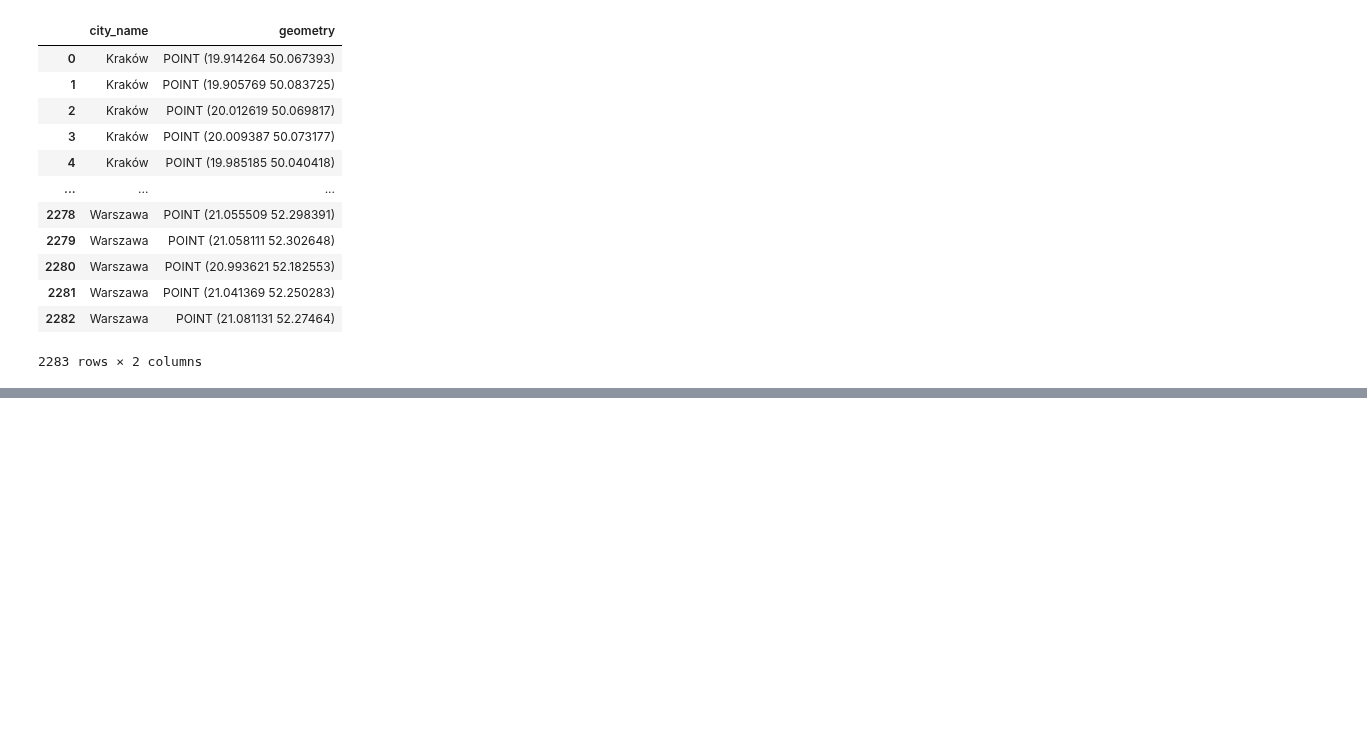
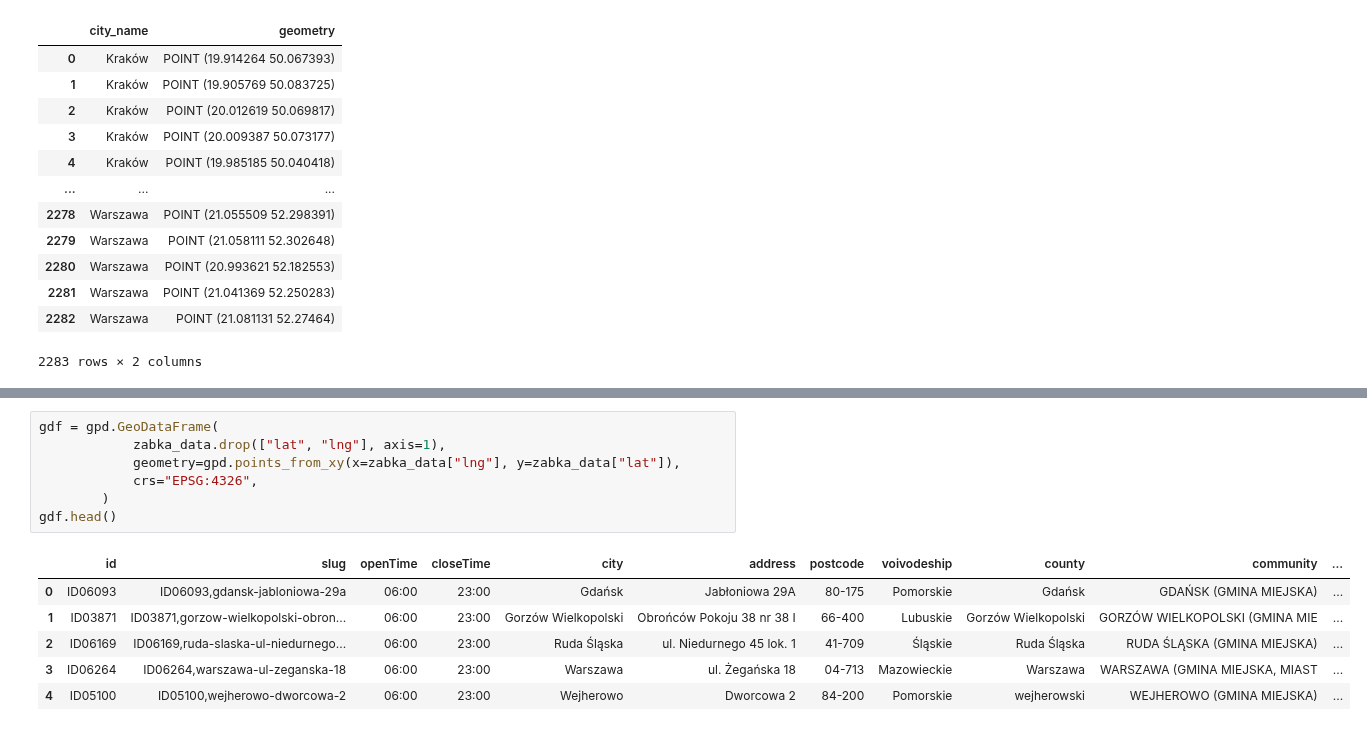
Before and after one commit to StaszekM/gradient, a Jupyter notebook: notebooks/best_models_test.ipynb, the cells around one changed output, grey strips where cells are left out. Drawn from its saved outputs; the diff is of its cells as text; blank space fills up the shorter version.

```diff
--- a/notebooks/best_models_test.ipynb
+++ b/notebooks/best_models_test.ipynb
@@ -392,0 +403,14 @@ ValueError: Features must have a geometry column.
+# %%
+gdf = gpd.GeoDataFrame(
+            zabka_data.drop(["lat", "lng"], axis=1),
+            geometry=gpd.points_from_xy(x=zabka_data["lng"], y=zabka_data["lat"]),
+            crs="EPSG:4326",
+        )
+gdf.head()
+# %% [output]
+|  | id | slug | openTime | closeTime | city | address | postcode | voivodeship | county | community | ... |
+| 0 | ID06093 | ID06093,gdansk-jabloniowa-29a | 06:00 | 23:00 | Gdańsk | Jabłoniowa 29A | 80-175 | Pomorskie | Gdańsk | GDAŃSK (GMINA MIEJSKA) | ... |
+| 1 | ID03871 | ID03871,gorzow-wielkopolski-obron... | 06:00 | 23:00 | Gorzów Wielkopolski | Obrońców Pokoju 38 nr 38 I | 66-400 | Lubuskie | Gorzów Wielkopolski | GORZÓW WIELKOPOLSKI (GMINA MIE | ... |
+| 2 | ID06169 | ID06169,ruda-slaska-ul-niedurnego... | 06:00 | 23:00 | Ruda Śląska | ul. Niedurnego 45 lok. 1 | 41-709 | Śląskie | Ruda Śląska | RUDA ŚLĄSKA (GMINA MIEJSKA) | ... |
+| 3 | ID06264 | ID06264,warszawa-ul-zeganska-18 | 06:00 | 23:00 | Warszawa | ul. Żegańska 18 | 04-713 | Mazowieckie | Warszawa | WARSZAWA (GMINA MIEJSKA, MIAST | ... |
+| 4 | ID05100 | ID05100,wejherowo-dworcowa-2 | 06:00 | 23:00 | Wejherowo | Dworcowa 2 | 84-200 | Pomorskie | wejherowski | WEJHEROWO (GMINA MIEJSKA) | ... |
```
Also changed, not shown: parts of 10 cells of this notebook, 1 other file.
